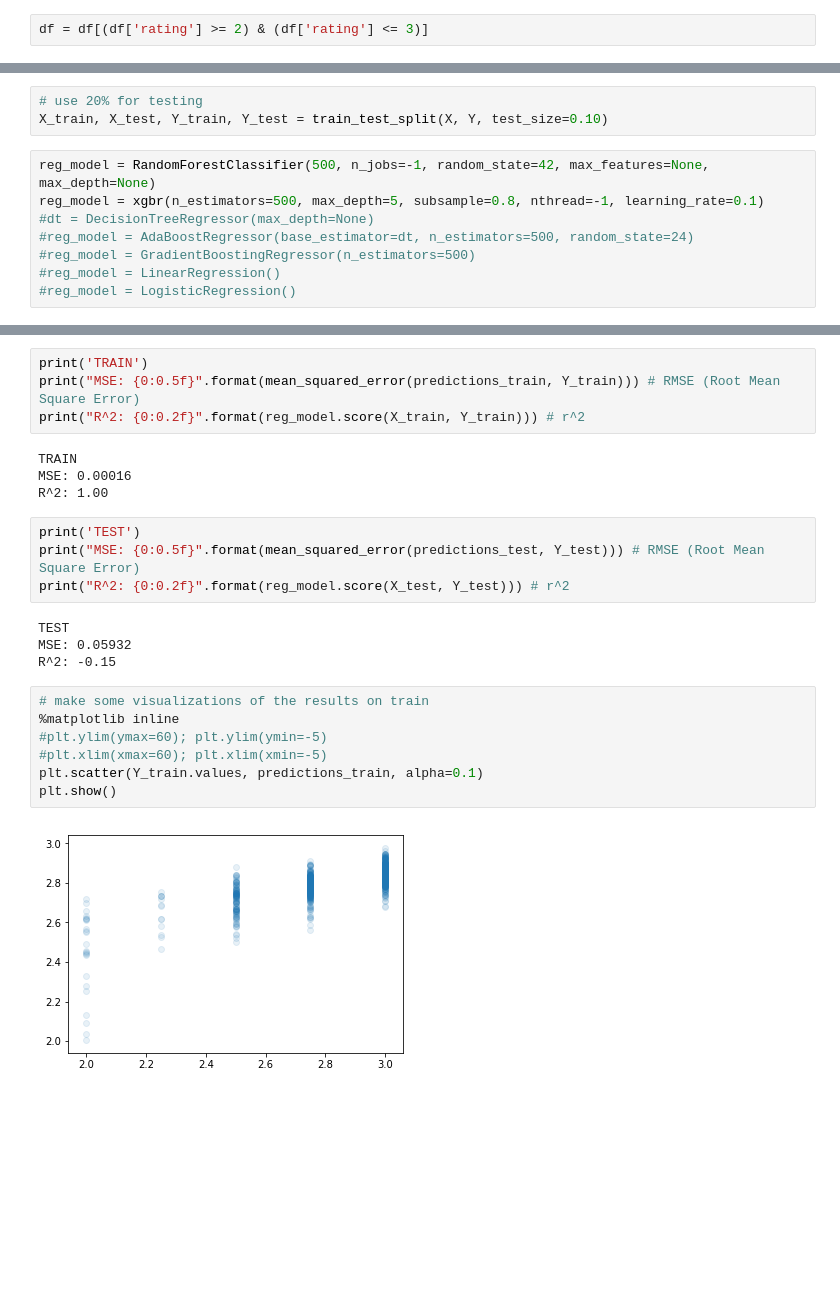
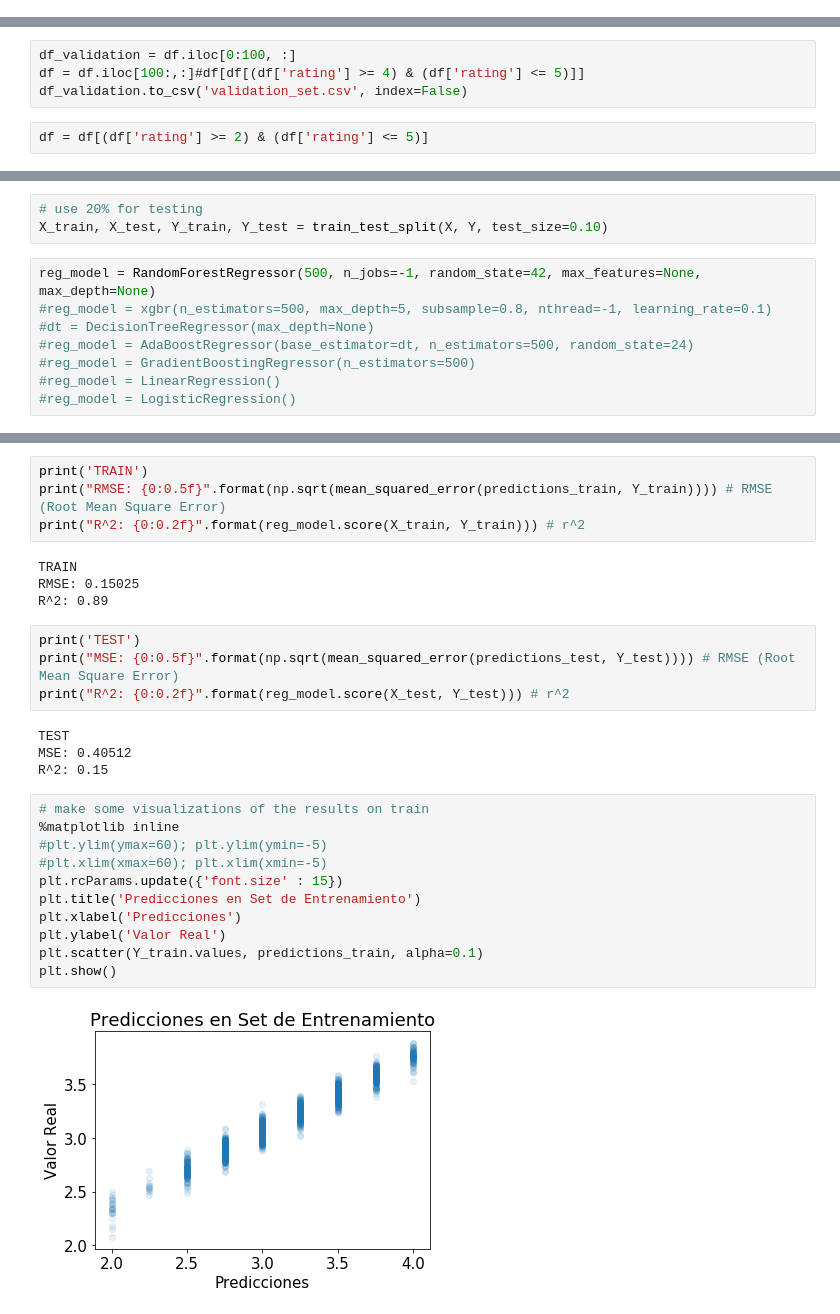
Before and after one commit to JoseGzz/Machine-Learning, a Jupyter notebook: Kaggle/chocolate_ratings/Estadistica Predictiva.ipynb, the cells around one changed output, grey strips where cells are left out. Cells and saved outputs as stored; diff of their text form; blank space fills up the shorter version.

```diff
--- a/Kaggle/chocolate_ratings/Estadistica Predictiva.ipynb
+++ b/Kaggle/chocolate_ratings/Estadistica Predictiva.ipynb
@@ -23,5 +19,3 @@ df.head()
 | 2 | 954 | l'amourette | rugoso | 1784 | 2016 | 80.0 | u.s.a. | 3.50 | ... |
 | 3 | 29 | aequare (gianduja) | los rios, quevedo, arriba | 370 | 2009 | 55.0 | ecuador | 2.75 | ... |
 | 4 | 533 | devries | costa rica | 166 | 2007 | 77.0 | u.s.a. | 3.50 | ... |
-# %%
-df = df[(df['rating'] >= 2) & (df['rating'] <= 3)]
@@ -55,6 +41,12 @@ df['specific_origin'] = encoded_cols[1]
 df['company_location'] = encoded_cols[2]
 df['bean_type'] = encoded_cols[3]
 df['broad_origin'] = encoded_cols[4]
+# %%
+df_validation = df.iloc[0:100, :]
+df = df.iloc[100:,:]#df[df[(df['rating'] >= 4) & (df['rating'] <= 5)]]
+df_validation.to_csv('validation_set.csv', index=False)
+# %%
+df = df[(df['rating'] >= 2) & (df['rating'] <= 5)]
 # %%
 df.head()
 # %% [output]
@@ -93,8 +100,8 @@ Y = Y.apply(lambda  x : float(x))
 # use 20% for testing
 X_train, X_test, Y_train, Y_test = train_test_split(X, Y, test_size=0.10)
 # %%
-reg_model = RandomForestClassifier(500, n_jobs=-1, random_state=42, max_features=None, max_depth=None)
-reg_model = xgbr(n_estimators=500, max_depth=5, subsample=0.8, nthread=-1, learning_rate=0.1)
+reg_model = RandomForestRegressor(500, n_jobs=-1, random_state=42, max_features=None, max_depth=None)
+#reg_model = xgbr(n_estimators=500, max_depth=5, subsample=0.8, nthread=-1, learning_rate=0.1)
 #dt = DecisionTreeRegressor(max_depth=None)
 #reg_model = AdaBoostRegressor(base_estimator=dt, n_estimators=500, random_state=24)
 #reg_model = GradientBoostingRegressor(n_estimators=500)
@@ -120,28 +128,32 @@ Took 0.05 seconds or 0.00 minutes to make predictions on both sets.
 # %%
 print('TRAIN')
-print("MSE: {0:0.5f}".format(mean_squared_error(predictions_train, Y_train))) # RMSE (Root Mean Square Error)
+print("RMSE: {0:0.5f}".format(np.sqrt(mean_squared_error(predictions_train, Y_train)))) # RMSE (Root Mean Square Error)
 print("R^2: {0:0.2f}".format(reg_model.score(X_train, Y_train))) # r^2
 # %% [output]
 TRAIN
-MSE: 0.00016
-R^2: 1.00
+RMSE: 0.15025
+R^2: 0.89
 # %%
 print('TEST')
-print("MSE: {0:0.5f}".format(mean_squared_error(predictions_test, Y_test))) # RMSE (Root Mean Square Error)
+print("MSE: {0:0.5f}".format(np.sqrt(mean_squared_error(predictions_test, Y_test)))) # RMSE (Root Mean Square Error)
 print("R^2: {0:0.2f}".format(reg_model.score(X_test, Y_test))) # r^2
 # %% [output]
 TEST
-MSE: 0.05932
-R^2: -0.15
+MSE: 0.40512
+R^2: 0.15
 # %%
 # make some visualizations of the results on train
 %matplotlib inline
 #plt.ylim(ymax=60); plt.ylim(ymin=-5)
 #plt.xlim(xmax=60); plt.xlim(xmin=-5)
+plt.rcParams.update({'font.size' : 15})
+plt.title('Predicciones en Set de Entrenamiento')
+plt.xlabel('Predicciones')
+plt.ylabel('Valor Real')
 plt.scatter(Y_train.values, predictions_train, alpha=0.1)
 plt.show()
 # %% [output]
-[figure, old version]
+[figure, new version]
 # %%
 # and on test
 %matplotlib inline
```
Also changed, not shown: parts of 16 cells of this notebook, 5 other files.
